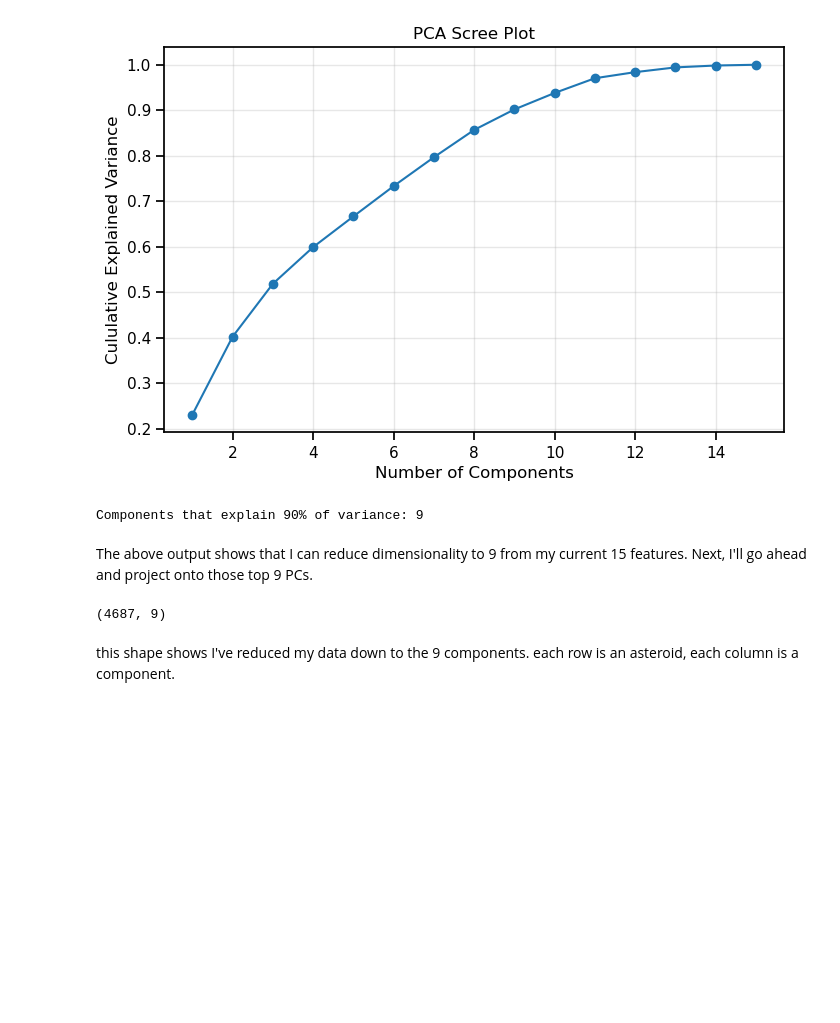
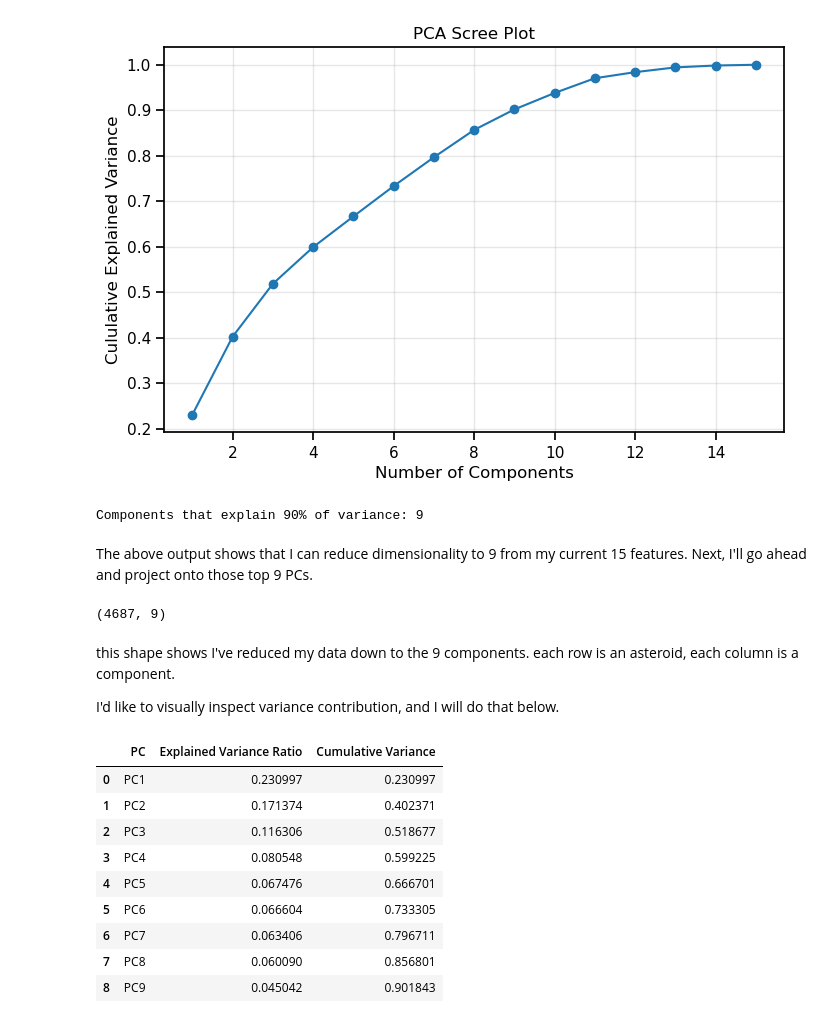
Before and after one commit to Kate-Zilla/NASA-asteriod-classification, a Jupyter notebook: asteroid_classifier.ipynb, the cells around one changed output. Drawn from its saved outputs; the diff is of its cells as text; code cells hidden in the pictures; blank space fills up the shorter version.

```diff
--- a/asteroid_classifier.ipynb
+++ b/asteroid_classifier.ipynb
@@ -458,3 +460,24 @@ top_9_features_pca.shape
 (4687, 9)
 # %% [markdown]
 this shape shows I've reduced my data down to the 9 components. each row is an asteroid, each column is a component.
+
+I'd like to visually inspect variance contribution, and I will do that below.
+# %%
+#here I'll print out a table showing how each component contributes
+
+pd.DataFrame({
+    "PC": [f"PC{i+1}" for i in range(9)],
+    "Explained Variance Ratio": pca.explained_variance_ratio_,
+    "Cumulative Variance": pca.explained_variance_ratio_.cumsum()
+})
+# %% [output]
+|  | PC | Explained Variance Ratio | Cumulative Variance |
+| 0 | PC1 | 0.230997 | 0.230997 |
+| 1 | PC2 | 0.171374 | 0.402371 |
+| 2 | PC3 | 0.116306 | 0.518677 |
+| 3 | PC4 | 0.080548 | 0.599225 |
+| 4 | PC5 | 0.067476 | 0.666701 |
+| 5 | PC6 | 0.066604 | 0.733305 |
+| 6 | PC7 | 0.063406 | 0.796711 |
+| 7 | PC8 | 0.060090 | 0.856801 |
+| 8 | PC9 | 0.045042 | 0.901843 |
```
Also changed, not shown: parts of 7 cells of this notebook.
